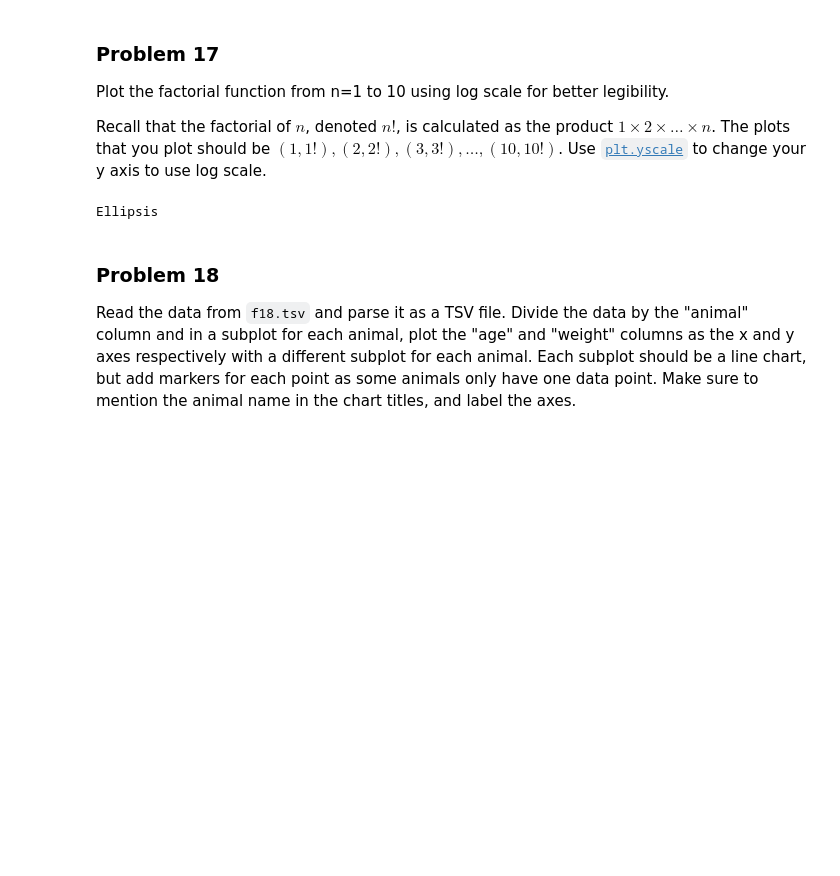
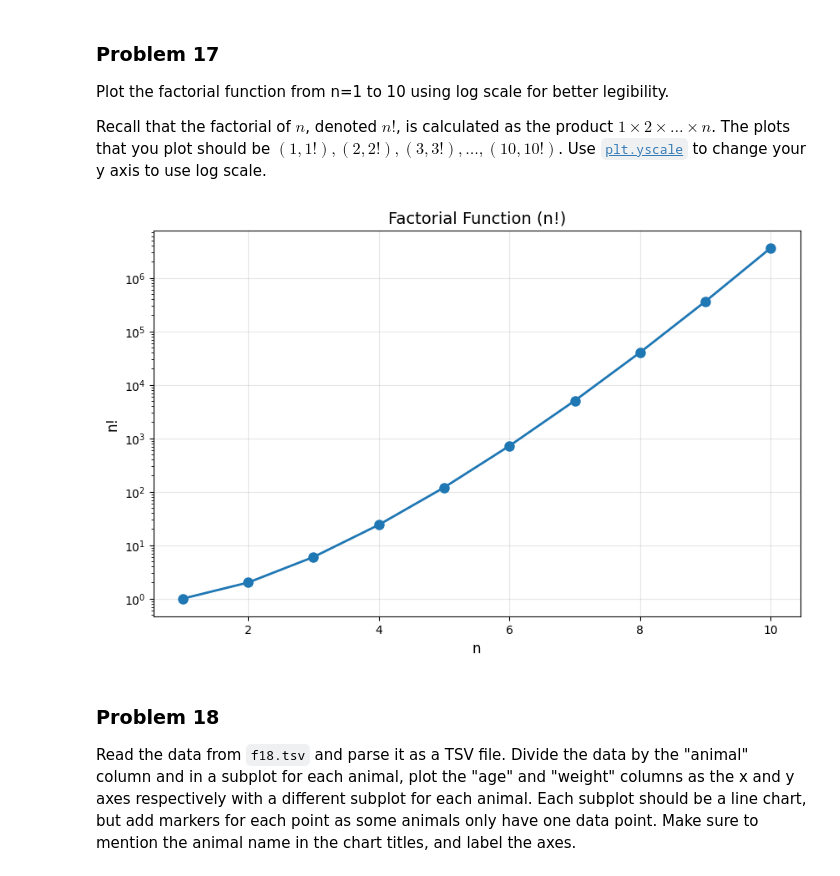
Before and after one commit to Spantone2048/dx602-homework-05, a Jupyter notebook: homework.ipynb, the cells around one changed output. Drawn from its saved outputs; the diff is of its cells as text; code cells hidden in the pictures; blank space fills up the shorter version.

```diff
--- a/homework.ipynb
+++ b/homework.ipynb
@@ -460,12 +461,26 @@ Plot the factorial function from n=1 to 10 using log scale for better legibility
 Recall that the factorial of $n$, denoted $n!$, is calculated as the product $1 \times 2 \times \ldots \times n$.
 The plots that you plot should be $(1, 1!), (2, 2!), (3, 3!), \ldots, (10, 10!)$.
 Use [`plt.yscale`](https://matplotlib.org/stable/api/_as_gen/matplotlib.pyplot.yscale.html) to change your y axis to use log scale.
-# %%
-# YOUR CHANGES HERE
-
-...
-# %% [output]
-Ellipsis
+# %%
+# YOUR CHANGES HERE
+
+n_values = list(range(1, 11))
+factorial_values = [math.factorial(n) for n in n_values]
+
+plt.figure(figsize=(10, 6))
+plt.plot(n_values, factorial_values, marker='o', linestyle='-', linewidth=2, markersize=8)
+
+plt.yscale('log')
+
+plt.xlabel('n', fontsize=12)
+plt.ylabel('n!', fontsize=12)
+plt.title('Factorial Function (n!)', fontsize=14)
+
+plt.grid(True, alpha=0.3)
+
+plt.show()
+# %% [output]
+[figure, added]
 # %% [markdown]
 ### Problem 18
 
```
Also changed, not shown: parts of 7 cells of this notebook.
